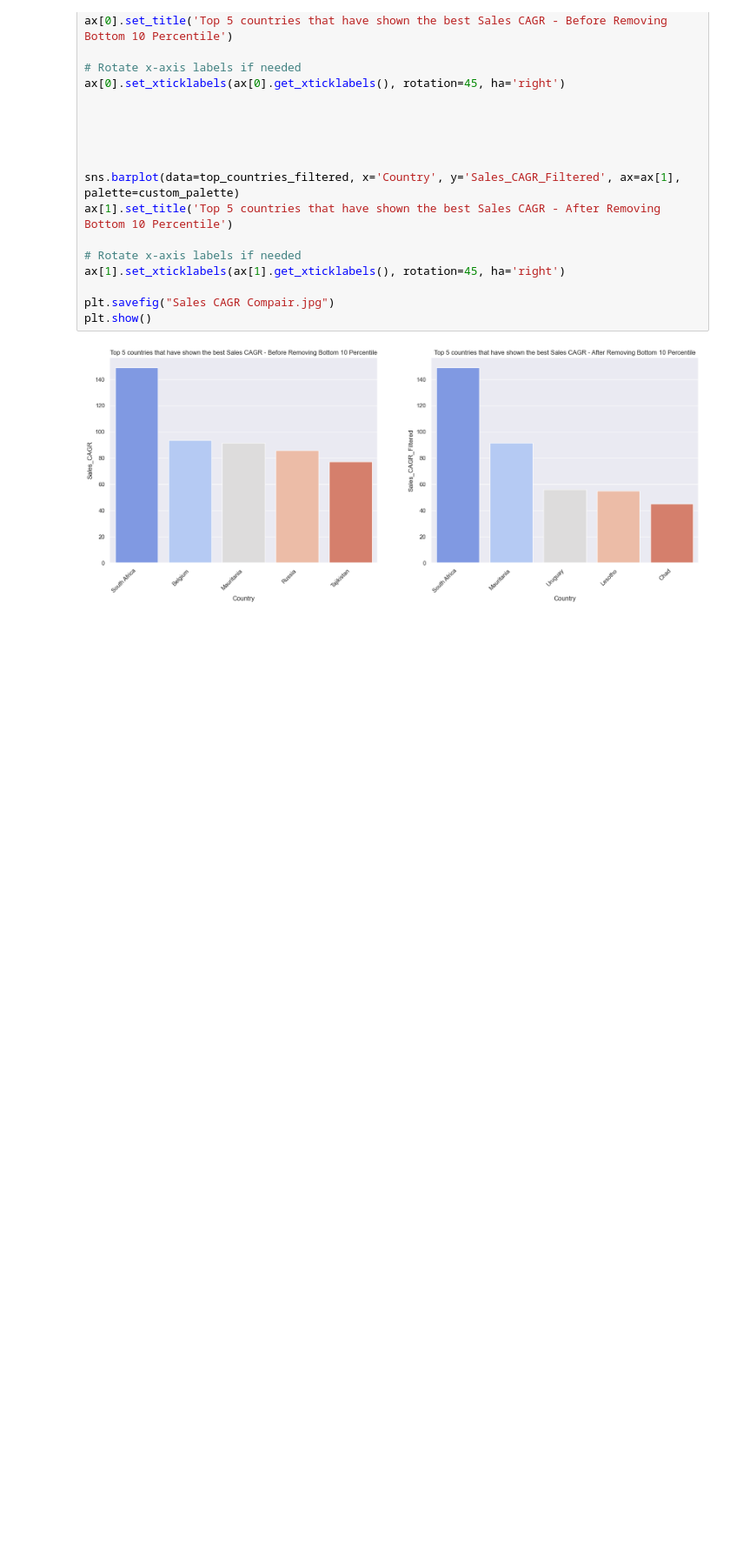
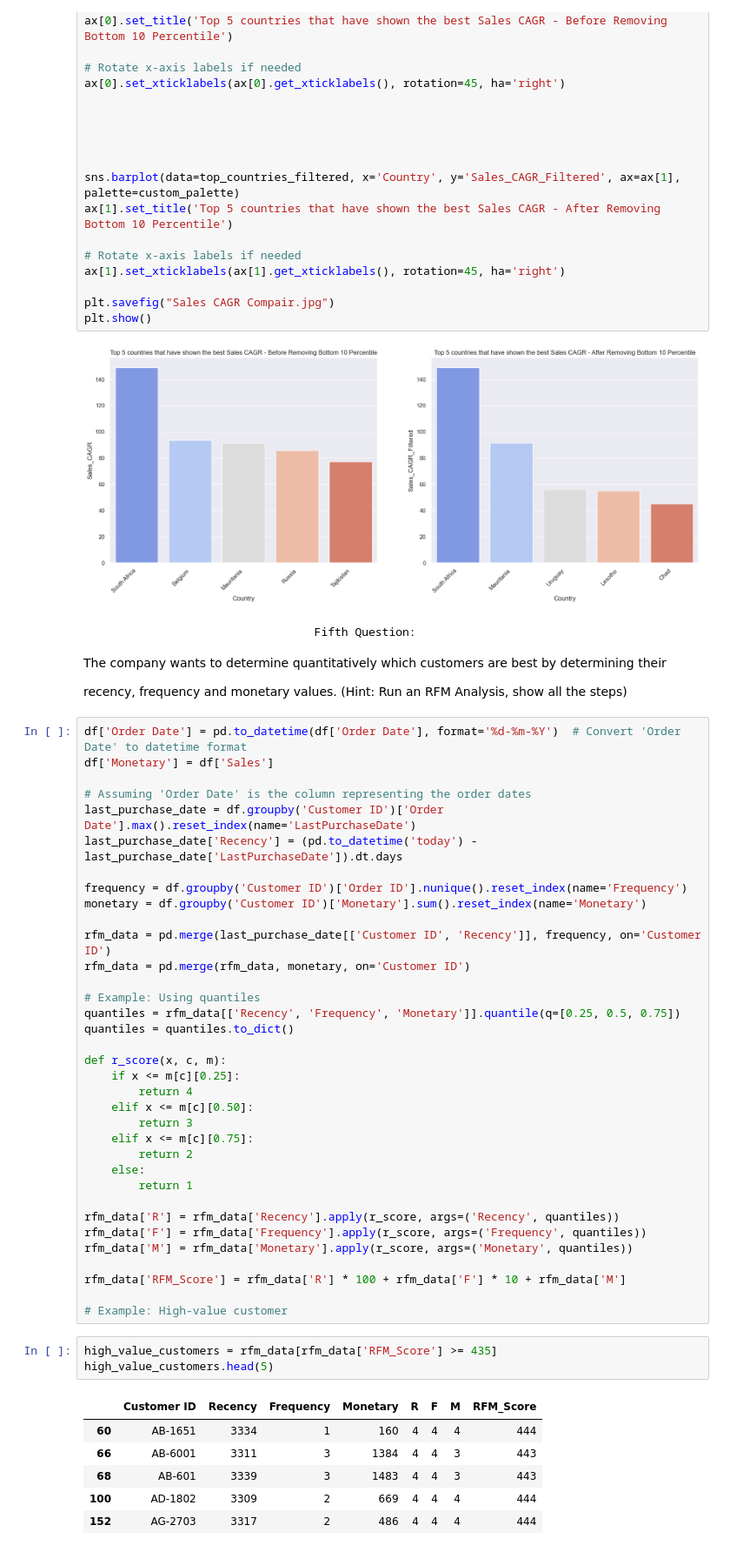
Before and after one commit to saifghostrider454/AdvertisementCaseStudy, a Jupyter notebook: EDA/eda.ipynb, the cells around one changed output. Shown: that part at 87% size. Drawn from its saved outputs; the diff is of its cells as text; blank space fills up the shorter version.

Commit message:
Customer Segment

```diff
--- a/EDA/eda.ipynb
+++ b/EDA/eda.ipynb
@@ -541,3 +541,53 @@ plt.savefig("Sales CAGR Compair.jpg")
 plt.show()
 # %% [output]
 [figure]
+# %% [markdown]
+                                    Fifth Question:
+The company wants to determine quantitatively which customers are best by determining their
+
+recency, frequency and monetary values. (Hint: Run an RFM Analysis, show all the steps)
+# %%
+df['Order Date'] = pd.to_datetime(df['Order Date'], format='%d-%m-%Y')  # Convert 'Order Date' to datetime format
+df['Monetary'] = df['Sales']
+
+# Assuming 'Order Date' is the column representing the order dates
+last_purchase_date = df.groupby('Customer ID')['Order Date'].max().reset_index(name='LastPurchaseDate')
+last_purchase_date['Recency'] = (pd.to_datetime('today') - last_purchase_date['LastPurchaseDate']).dt.days
+
+frequency = df.groupby('Customer ID')['Order ID'].nunique().reset_index(name='Frequency')
+monetary = df.groupby('Customer ID')['Monetary'].sum().reset_index(name='Monetary')
+
+rfm_data = pd.merge(last_purchase_date[['Customer ID', 'Recency']], frequency, on='Customer ID')
+rfm_data = pd.merge(rfm_data, monetary, on='Customer ID')
+
+# Example: Using quantiles
+quantiles = rfm_data[['Recency', 'Frequency', 'Monetary']].quantile(q=[0.25, 0.5, 0.75])
+quantiles = quantiles.to_dict()
+
+def r_score(x, c, m):
+    if x <= m[c][0.25]:
+        return 4
+    elif x <= m[c][0.50]:
+        return 3
+    elif x <= m[c][0.75]:
+        return 2
+    else:
+        return 1
+
+rfm_data['R'] = rfm_data['Recency'].apply(r_score, args=('Recency', quantiles))
+rfm_data['F'] = rfm_data['Frequency'].apply(r_score, args=('Frequency', quantiles))
+rfm_data['M'] = rfm_data['Monetary'].apply(r_score, args=('Monetary', quantiles))
+
+rfm_data['RFM_Score'] = rfm_data['R'] * 100 + rfm_data['F'] * 10 + rfm_data['M']
+
+# Example: High-value customer
+# %%
+high_value_customers = rfm_data[rfm_data['RFM_Score'] >= 435]
+high_value_customers.head(5)
+# %% [output]
+|  | Customer ID | Recency | Frequency | Monetary | R | F | M | RFM_Score |
+| 60 | AB-1651 | 3334 | 1 | 160 | 4 | 4 | 4 | 444 |
+| 66 | AB-6001 | 3311 | 3 | 1384 | 4 | 4 | 3 | 443 |
+| 68 | AB-601 | 3339 | 3 | 1483 | 4 | 4 | 3 | 443 |
+| 100 | AD-1802 | 3309 | 2 | 669 | 4 | 4 | 4 | 444 |
+| 152 | AG-2703 | 3317 | 2 | 486 | 4 | 4 | 4 | 444 |
```
